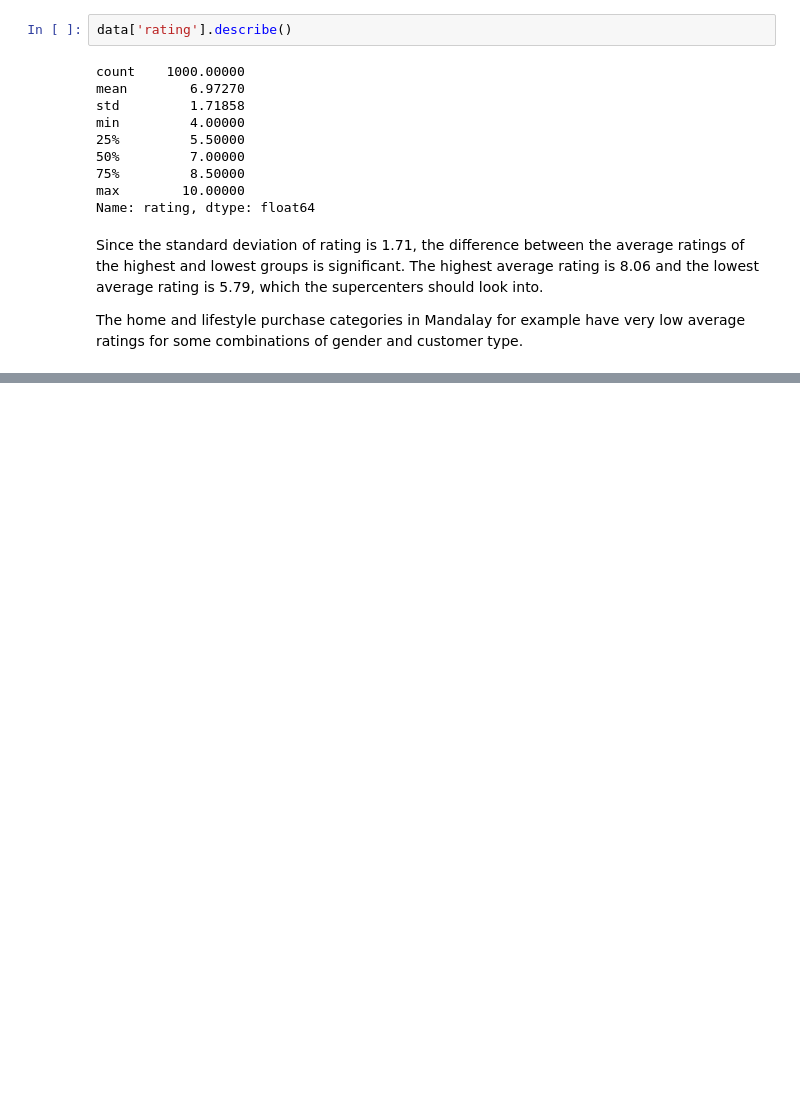
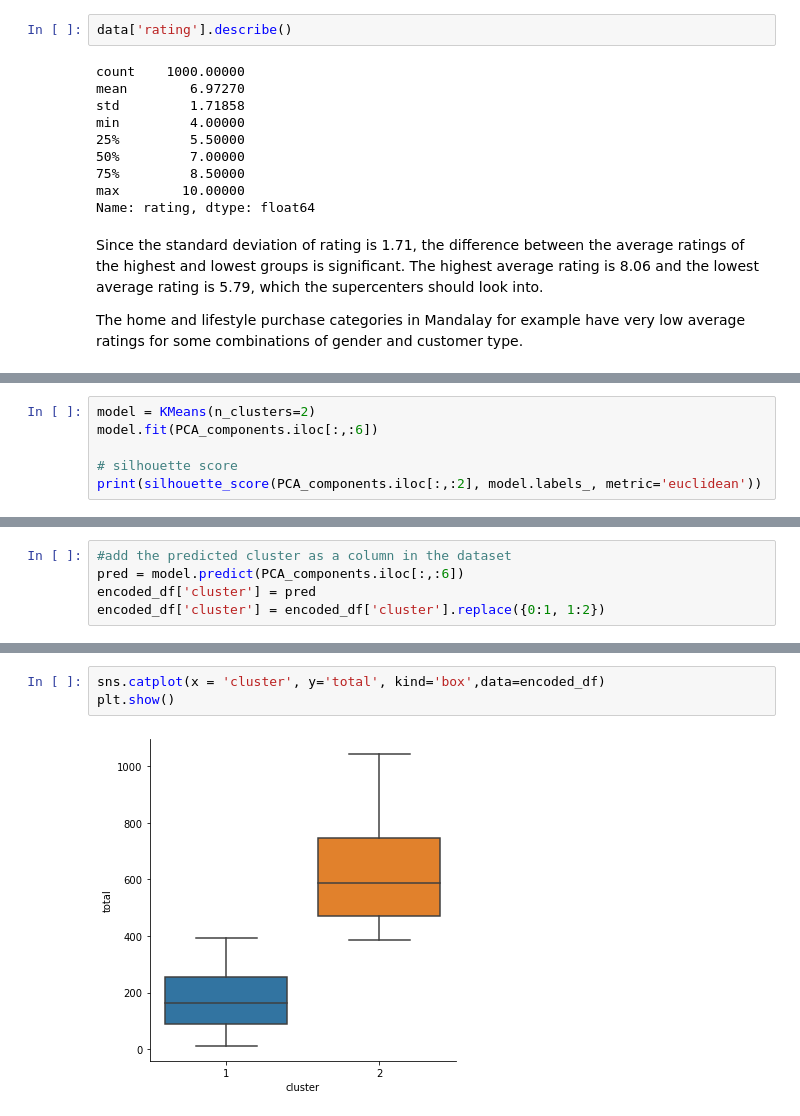
Before and after one commit to hasiegler/Supercenter_Sales, a Jupyter notebook: supermarket_sales_analysis.ipynb, the cells around one changed output, grey strips where cells are left out. Cells and saved outputs as stored; diff of their text form; blank space fills up the shorter version.

```diff
--- a/supermarket_sales_analysis.ipynb
+++ b/supermarket_sales_analysis.ipynb
@@ -769,0 +966,6 @@ The home and lifestyle purchase categories in Mandalay for example have very low
+# %%
+model = KMeans(n_clusters=2)
+model.fit(PCA_components.iloc[:,:6])
+
+# silhouette score
+print(silhouette_score(PCA_components.iloc[:,:2], model.labels_, metric='euclidean'))
@@ -769,0 +978,5 @@ The home and lifestyle purchase categories in Mandalay for example have very low
+# %%
+#add the predicted cluster as a column in the dataset
+pred = model.predict(PCA_components.iloc[:,:6])
+encoded_df['cluster'] = pred
+encoded_df['cluster'] = encoded_df['cluster'].replace({0:1, 1:2})
@@ -769,0 +1000,5 @@ The home and lifestyle purchase categories in Mandalay for example have very low
+# %%
+sns.catplot(x = 'cluster', y='total', kind='box',data=encoded_df)
+plt.show()
+# %% [output]
+[figure, added]
```
Also changed, not shown: parts of 37 cells of this notebook.
